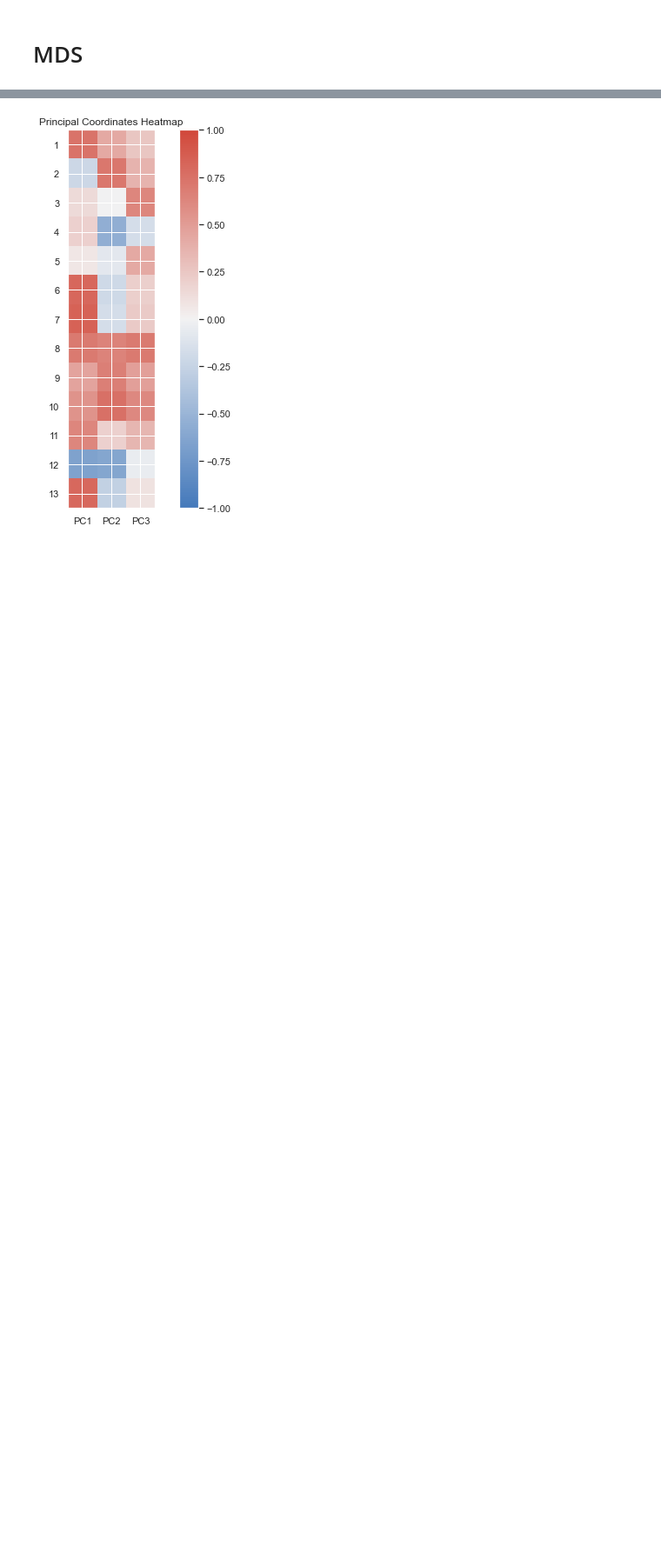
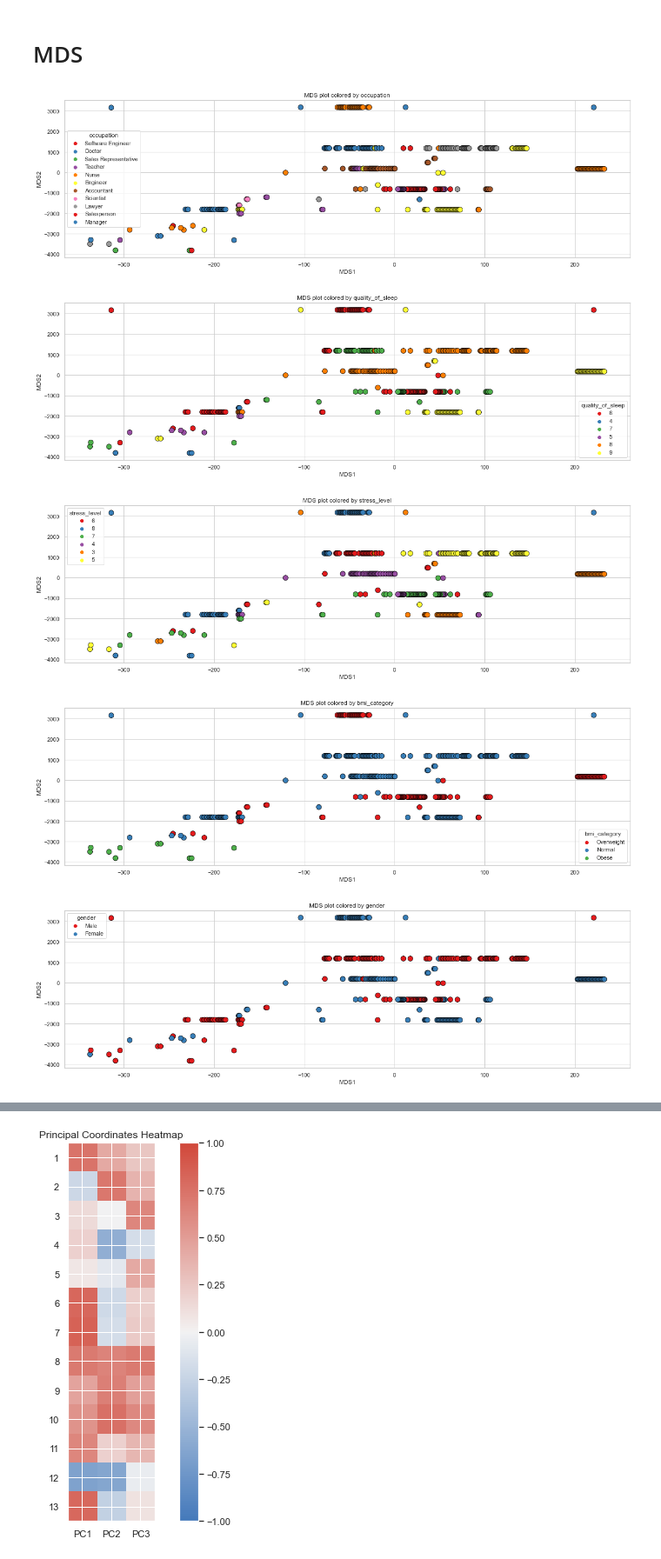
Before and after one commit to schmeti/u3cm_multivariate_analysis_project, a Jupyter notebook: Sleep_dataset_proyect.ipynb, the cells around one changed output, grey strips where cells are left out. Shown at 87% size. Saved outputs shown, nothing was run; the diff lists cells and outputs as text; code cells hidden in the pictures; blank space fills up the shorter version.

```diff
--- a/Sleep_dataset_proyect.ipynb
+++ b/Sleep_dataset_proyect.ipynb
@@ -1127,3 +1127,41 @@ def maha_dist(data,numeric_variables):
 # %%
 import gower
 m_distance_gowers = gower.gower_matrix(data)
+# %%
+import pandas as pd
+import numpy as np
+from sklearn.manifold import MDS
+import seaborn as sns
+import matplotlib.pyplot as plt
+
+# Assuming 'data' is your DataFrame and 'categorical_variables' is a list of categorical columns
+# Example:
+# categorical_variables = ['category_col1', 'category_col2', ...]
+
+# Perform MDS
+mds = MDS(n_components=2, random_state=42)
+mds_coordinates = mds.fit_transform(data.select_dtypes(include=[np.number]))  # Only numerical columns
+
+# Create a new DataFrame with the MDS results
+mds_df = pd.DataFrame(mds_coordinates, columns=['MDS1', 'MDS2'])
+
+# Concatenate the categorical variables back to the MDS results
+for var in categorical_variables:
+    mds_df[var] = data[var]
+
+# Plot the MDS results
+sns.set(style="whitegrid")
+
+for var in categorical_variables:
+    plt.figure(figsize=(20, 40))
+    plt.subplot(len(categorical_variables), 1, categorical_variables.index(var) + 1)
+    sns.scatterplot(data=mds_df, x='MDS1', y='MDS2', hue=var, palette='Set1', s=100, edgecolor='black')
+    plt.title(f'MDS plot colored by {var}')
+    plt.legend(title=var)
+    plt.show()
+# %% [output]
+[figure, added]
+[figure, added]
+[figure, added]
+[figure, added]
+[figure, added]
```
Also changed, not shown: parts of 11 cells of this notebook.
